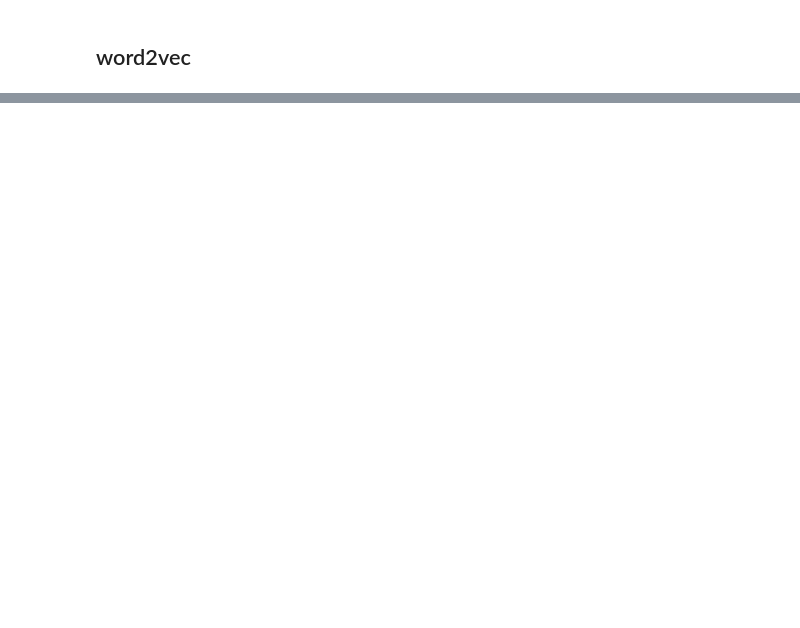
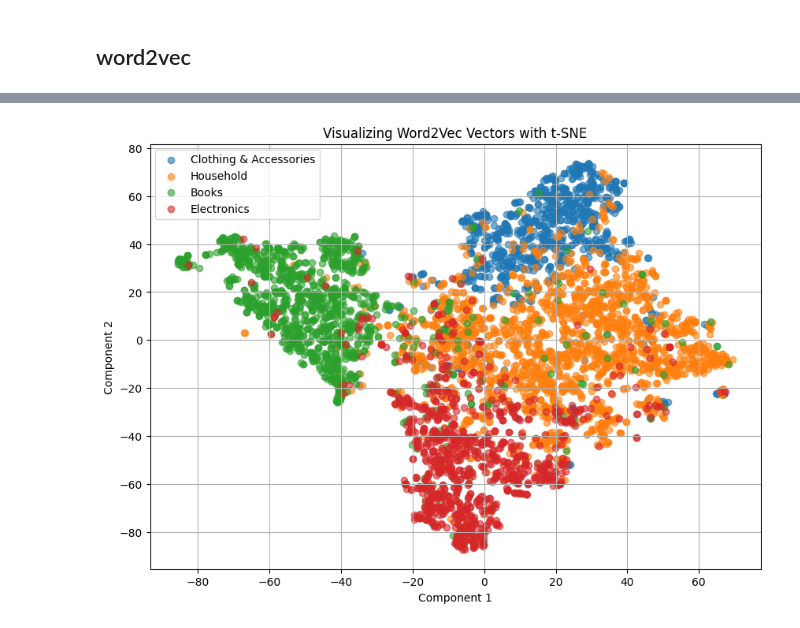
Before and after one commit to MinaJmsh/NLP, a Jupyter notebook: NLP.ipynb, the cells around one changed output, grey strips where cells are left out. Saved outputs shown, nothing was run; the diff lists cells and outputs as text; code cells hidden in the pictures; blank space fills up the shorter version.

```diff
--- a/NLP.ipynb
+++ b/NLP.ipynb
@@ -295,0 +391,6 @@ sketching: 0.6725179553031921
+# %%
+def document_vector(doc, model):
+    doc = [word for word in doc if word in model.wv]
+    return np.mean([model.wv[word] for word in doc], axis=0) if doc else np.zeros(model.vector_size)
+
+X_w2v = np.array([document_vector(doc, model) for doc in sentences])
@@ -295,0 +441,24 @@ sketching: 0.6725179553031921
+# %%
+from sklearn.manifold import TSNE
+import matplotlib.pyplot as plt
+
+X_vis = X_w2v
+
+# کاهش ابعاد با t-SNE
+tsne = TSNE(n_components=2, perplexity=30, random_state=42)
+X_2d = tsne.fit_transform(X_vis)
+
+# رسم
+plt.figure(figsize=(10, 7))
+for label in df["category"].unique():
+    indices = df["category"] == label
+    plt.scatter(X_2d[indices, 0], X_2d[indices, 1], label=label, alpha=0.6)
+
+plt.legend()
+plt.title("Visualizing Word2Vec Vectors with t-SNE")
+plt.xlabel("Component 1")
+plt.ylabel("Component 2")
+plt.grid(True)
+plt.show()
+# %% [output]
+[figure, added]
```
Also changed, not shown: parts of 18 cells of this notebook.
